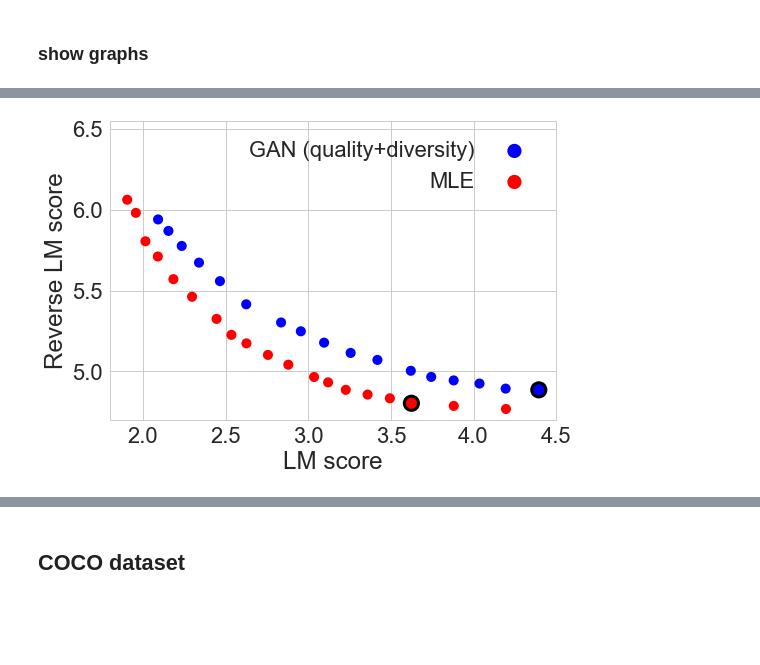
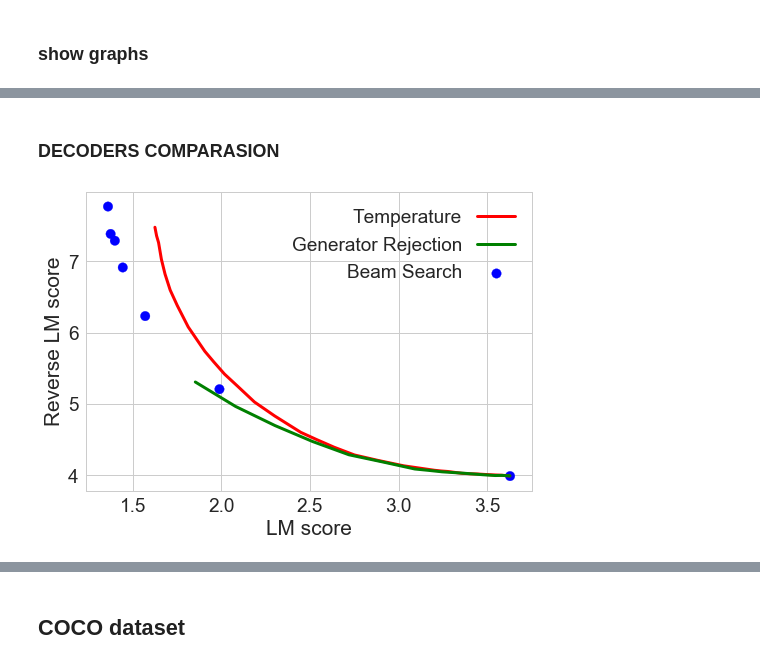
Before and after one commit to pclucas14/GansFallingShort, a Jupyter notebook: real_data_experiments/notebooks/lm-rlm_plot.ipynb, the cells around one changed output, grey strips where cells are left out. Saved outputs shown, nothing was run; the diff lists cells and outputs as text; code cells hidden in the pictures; blank space fills up the shorter version.

```diff
--- a/real_data_experiments/notebooks/lm-rlm_plot.ipynb
+++ b/real_data_experiments/notebooks/lm-rlm_plot.ipynb
@@ -75,4 +55,2 @@ cot_lm
 # %% [markdown]
 ### show graphs
-# %%
-plt.rcParams['lines.markersize'] ** 2
@@ -81,7 +57,8 @@ plt.rcParams['lines.markersize'] ** 2
 # %%
 plt.rcParams['lines.markersize'] ** 2
-size = [50.0]*len(seqgan_mix_beta0_mti0_lm.Value)
+size = 90.
 bsize = 200
+linewidth = 3
 
 def get_size(pd_):
     size = [50] * len(pd_.Value)
@@ -175,0 +171,2 @@ plt.show()
+# %% [markdown]
+### DECODERS COMPARASION
@@ -176,31 +191,59 @@ plt.show()
+# %%
+mle_beam_lm = pd.read_csv(mle_beam_lm_path).drop_duplicates('Step')
+mle_beam_rlm = pd.read_csv(mle_beam_rlm_path).drop_duplicates('Step')
+
+mle_temp_lm = pd.read_csv(mle_temp_lm_path).drop_duplicates('Step')
+mle_temp_rlm = pd.read_csv(mle_temp_rlm_path).drop_duplicates('Step')
+
+mle_gen_ll_lm = pd.read_csv(mle_gen_ll_lm_path).drop_duplicates('Step')
+mle_gen_ll_rlm = pd.read_csv(mle_gen_ll_rlm_path).drop_duplicates('Step')
+
+mle_disc_ll_lm = pd.read_csv(mle_disc_ll_lm_path).drop_duplicates('Step')
+mle_disc_ll_rlm = pd.read_csv(mle_disc_ll_rlm_path).drop_duplicates('Step')
+
+mle_best_disc_ll_lm = pd.read_csv(mle_best_disc_ll_lm_path).drop_duplicates('Step')
+mle_best_disc_ll_rlm = pd.read_csv(mle_best_disc_ll_rlm_path).drop_duplicates('Step')
 # %%
-size_ = size
-size_[gan_lm_beta1_mti0_lm[gan_lm_beta1_mti0_lm.Step==100].index[0]] = bsize
-plt.scatter(gan_lm_beta1_mti0_lm.Value, \
-            gan_lm_beta1_mti0_rlm.Value, \
+size_ = [size]*len(mle_beam_lm.Value)
+# size_[seqgan_mix_beta0_mti0_lm[seqgan_mix_beta0_mti0_lm.Step==100].index[0]] = bsize
+plt.scatter(mle_beam_lm.Value, \
+            mle_beam_rlm.Value, \
             c='b',
-            label='GAN (quality+diversity)',
-            s=size_, edgecolor=get_ec('b', gan_lm_beta1_mti0_lm), linewidth=3)
+            label='Beam Search',
+            s=size_) #edgecolor=get_ec('b', seqgan_mix_beta0_mti0_rlm), linewidth=3)
 
-size_ = size
-size_[mle_lm[mle_lm.Step==100].index[0]] = bsize
-plt.scatter(mle_lm.Value, \
-            mle_rlm.Value, \
+size_ = [size]*len(mle_temp_lm.Value)
+# size_[seqgan_mix_beta0_mti0_lm[seqgan_mix_beta0_mti0_lm.Step==100].index[0]] = bsize
+plt.plot(mle_temp_lm.Value, \
+            mle_temp_rlm.Value, \
             c='r',
-            label='MLE',
-            s=size_,
-            edgecolor=get_ec('r', mle_rlm), linewidth=3)
+            label='Temperature',
+            linewidth=linewidth)#s=size_) #edgecolor=get_ec('b', seqgan_mix_beta0_mti0_rlm), linewidth=3)
 
+size_ = [size]*len(mle_gen_ll_lm.Value)
+# size_[seqgan_mix_beta0_mti0_lm[seqgan_mix_beta0_mti0_lm.Step==100].index[0]] = bsize
+plt.plot(mle_gen_ll_lm.Value, \
+            mle_gen_ll_rlm.Value, \
+            c='g',
+            label='Generator Rejection',
+            linewidth=linewidth)#,s=size_) #edgecolor=get_ec('b', seqgan_mix_beta0_mti0_rlm), linewidth=3)
 
+# size_ = [size]*len(mle_disc_ll_lm.Value)
+# # size_[seqgan_mix_beta0_mti0_lm[seqgan_mix_beta0_mti0_lm.Step==100].index[0]] = bsize
+# plt.plot(mle_disc_ll_lm.Value, \
+#             mle_disc_ll_rlm.Value, \
+#             c='k',
+#             label='Discriminator Rejection',
+#             linewidth=linewidth)#,s=size_) #edgecolor=get_ec('b', seqgan_mix_beta0_mti0_rlm), linewidth=3)
 
 
 #plt.colorbar(sc)
 plt.xlabel('LM score')
 plt.ylabel('Reverse LM score')
-plt.axis([1.8, 4.5, 4.7, 6.55])
+# plt.axis([1.8, 4.9, 4.7, 6.5])
 # plt.title('MLE (red) vs GAN (blue)')
 plt.legend(markerfirst=False, frameon=False)
-plt.savefig('../../figs/news_lm_rlm_temperature_beta1.png', bbox_inches='tight')
+plt.savefig('../../figs/news_lm_rlm_decoders.pdf', bbox_inches='tight')
 plt.show()
 # %% [output]
-[figure, old version]
+[figure, new version]
```
Also changed, not shown: parts of 8 cells of this notebook, 13 other files.
